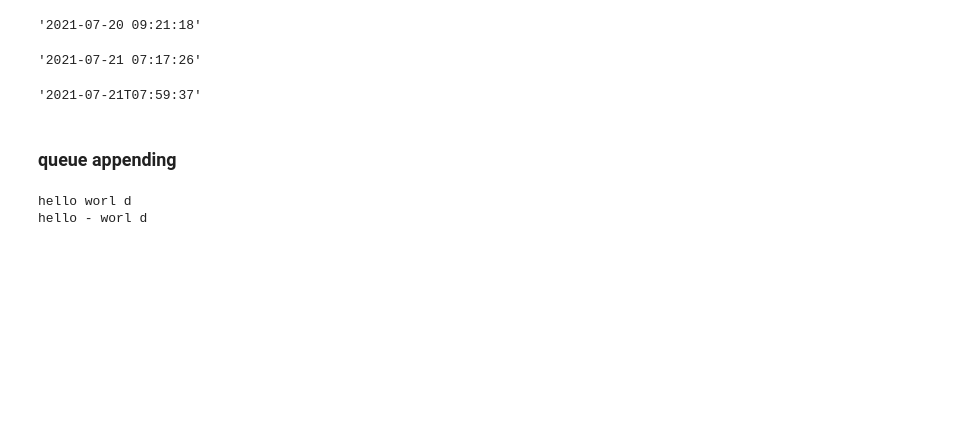
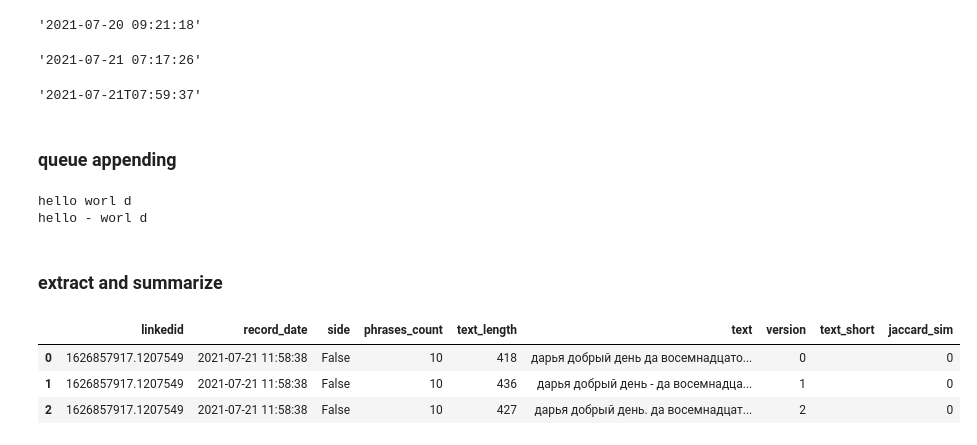
Before and after one commit to format37/call_centre_stt_server, a Jupyter notebook: summarizator.ipynb, the cells around one changed output. Saved outputs shown, nothing was run; the diff lists cells and outputs as text; code cells hidden in the pictures; blank space fills up the shorter version.

```diff
--- a/summarizator.ipynb
+++ b/summarizator.ipynb
@@ -786,3 +788,18 @@ for replacer in [' ', ' - ']:
 # %% [output]
 hello worl d
 hello - worl d
+# %% [markdown]
+### extract and summarize
+# %%
+query = "SELECT top 6"
+query += " linkedid, record_date, side, phrases_count, text_length, text, version,"
+query += " '' as text_short, 0 as jaccard_sim"
+query += " from summarization_queue"
+query += " order by record_date, linkedid, side, version;"
+df = read_sql(query)
+df.head(3)
+# %% [output]
+|  | linkedid | record_date | side | phrases_count | text_length | text | version | text_short | jaccard_sim |
+| 0 | 1626857917.1207549 | 2021-07-21 11:58:38 | False | 10 | 418 | дарья добрый день да восемнадцато... | 0 |  | 0 |
+| 1 | 1626857917.1207549 | 2021-07-21 11:58:38 | False | 10 | 436 | дарья добрый день - да восемнадца... | 1 |  | 0 |
+| 2 | 1626857917.1207549 | 2021-07-21 11:58:38 | False | 10 | 427 | дарья добрый день. да восемнадцат... | 2 |  | 0 |
```
Also changed, not shown: parts of 22 cells of this notebook, 2 other files.
